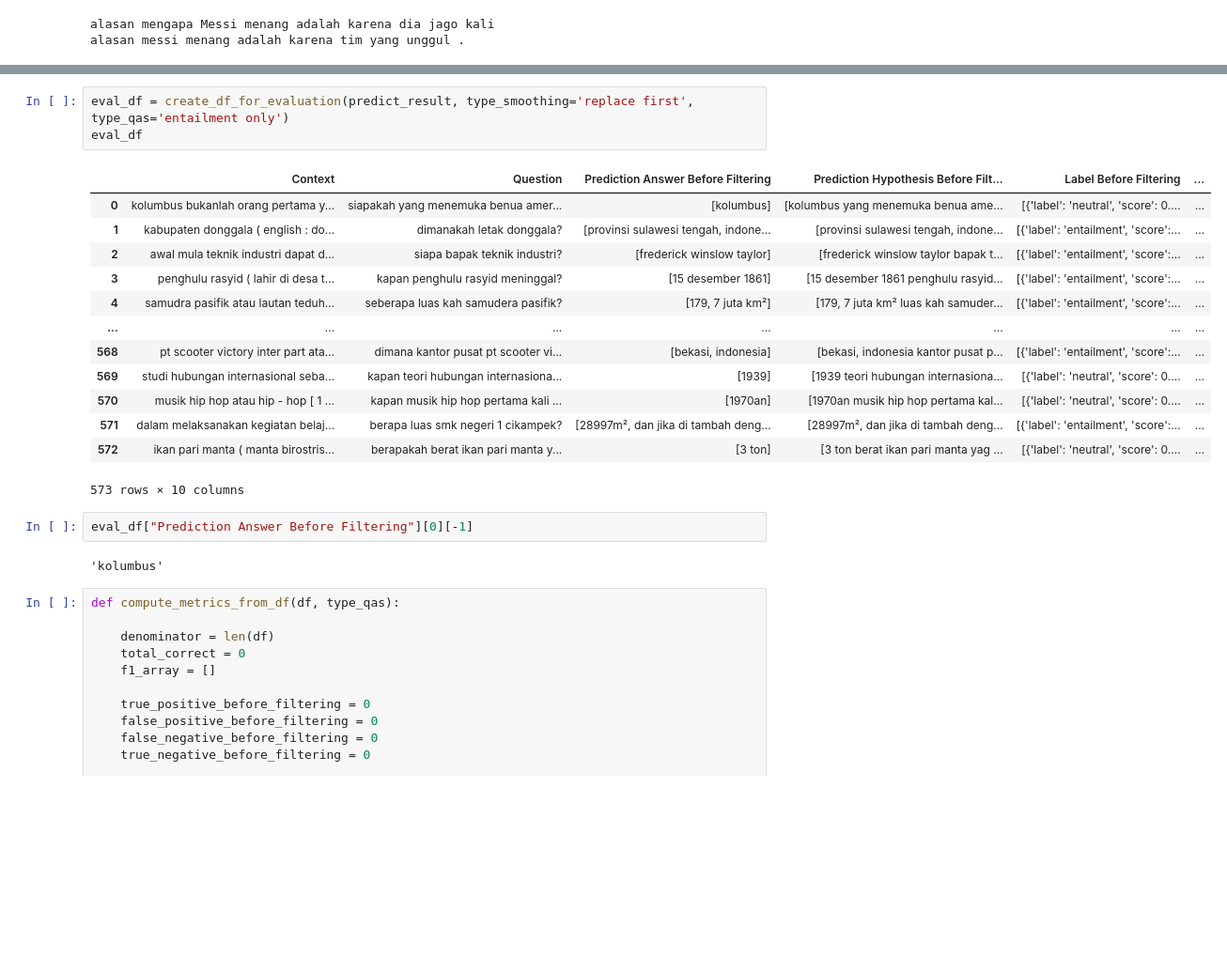
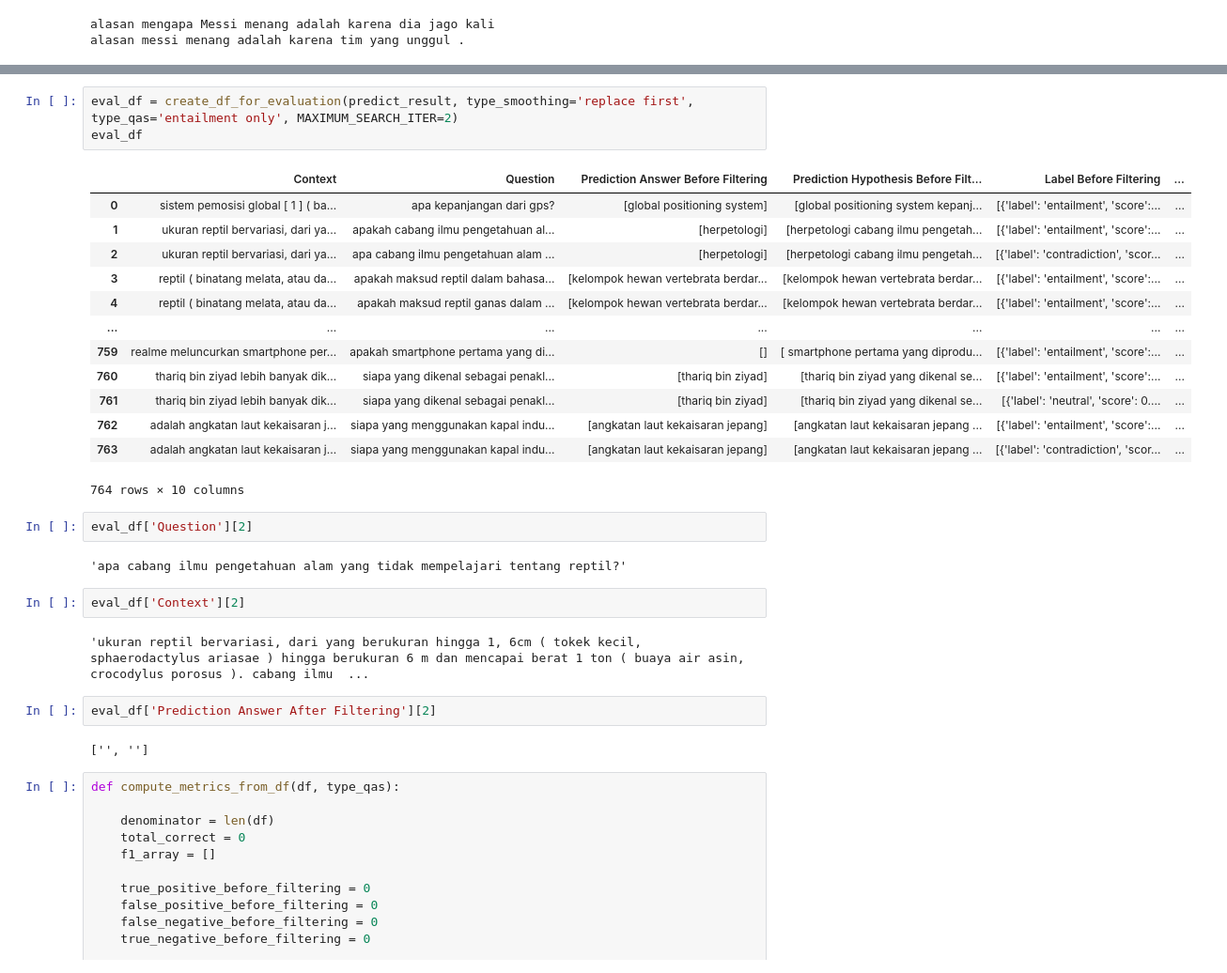
Before and after one commit to muhammadravi251001/qas-with-indonli, a Jupyter notebook: utilities/Alur 2 - newest.ipynb, the cells around one changed output, grey strips where cells are left out. Shown at 94% size. Drawn from its saved outputs; the diff is of its cells as text; blank space fills up the shorter version.

```diff
--- a/utilities/Alur 2 - newest.ipynb
+++ b/utilities/Alur 2 - newest.ipynb
@@ -1096,26 +1074,34 @@ def create_df_for_evaluation(predict_result, type_smoothing, type_qas, MAXIMUM_S
     # Return DataFrame QAS
     return qas_df
 # %%
-eval_df = create_df_for_evaluation(predict_result, type_smoothing='replace first', type_qas='entailment only')
+eval_df = create_df_for_evaluation(predict_result, type_smoothing='replace first', type_qas='entailment only', MAXIMUM_SEARCH_ITER=2)
 eval_df
 # %% [output]
 |  | Context | Question | Prediction Answer Before Filtering | Prediction Hypothesis Before Filt... | Label Before Filtering | ... |
-| 0 | kolumbus bukanlah orang pertama y... | siapakah yang menemuka benua amer... | [kolumbus] | [kolumbus yang menemuka benua ame... | [{'label': 'neutral', 'score': 0.... | ... |
-| 1 | kabupaten donggala ( english : do... | dimanakah letak donggala? | [provinsi sulawesi tengah, indone... | [provinsi sulawesi tengah, indone... | [{'label': 'entailment', 'score':... | ... |
-| 2 | awal mula teknik industri dapat d... | siapa bapak teknik industri? | [frederick winslow taylor] | [frederick winslow taylor bapak t... | [{'label': 'entailment', 'score':... | ... |
-| 3 | penghulu rasyid ( lahir di desa t... | kapan penghulu rasyid meninggal? | [15 desember 1861] | [15 desember 1861 penghulu rasyid... | [{'label': 'entailment', 'score':... | ... |
-| 4 | samudra pasifik atau lautan teduh... | seberapa luas kah samudera pasifik? | [179, 7 juta km²] | [179, 7 juta km² luas kah samuder... | [{'label': 'entailment', 'score':... | ... |
+| 0 | sistem pemosisi global [ 1 ] ( ba... | apa kepanjangan dari gps? | [global positioning system] | [global positioning system kepanj... | [{'label': 'entailment', 'score':... | ... |
+| 1 | ukuran reptil bervariasi, dari ya... | apakah cabang ilmu pengetahuan al... | [herpetologi] | [herpetologi cabang ilmu pengetah... | [{'label': 'entailment', 'score':... | ... |
+| 2 | ukuran reptil bervariasi, dari ya... | apa cabang ilmu pengetahuan alam ... | [herpetologi] | [herpetologi cabang ilmu pengetah... | [{'label': 'contradiction', 'scor... | ... |
+| 3 | reptil ( binatang melata, atau da... | apakah maksud reptil dalam bahasa... | [kelompok hewan vertebrata berdar... | [kelompok hewan vertebrata berdar... | [{'label': 'entailment', 'score':... | ... |
+| 4 | reptil ( binatang melata, atau da... | apakah maksud reptil ganas dalam ... | [kelompok hewan vertebrata berdar... | [kelompok hewan vertebrata berdar... | [{'label': 'entailment', 'score':... | ... |
 | ... | ... | ... | ... | ... | ... | ... |
-| 568 | pt scooter victory inter part ata... | dimana kantor pusat pt scooter vi... | [bekasi, indonesia] | [bekasi, indonesia kantor pusat p... | [{'label': 'entailment', 'score':... | ... |
-| 569 | studi hubungan internasional seba... | kapan teori hubungan internasiona... | [1939] | [1939 teori hubungan internasiona... | [{'label': 'neutral', 'score': 0.... | ... |
-| 570 | musik hip hop atau hip - hop [ 1 ... | kapan musik hip hop pertama kali ... | [1970an] | [1970an musik hip hop pertama kal... | [{'label': 'neutral', 'score': 0.... | ... |
-| 571 | dalam melaksanakan kegiatan belaj... | berapa luas smk negeri 1 cikampek? | [28997m², dan jika di tambah deng... | [28997m², dan jika di tambah deng... | [{'label': 'entailment', 'score':... | ... |
-| 572 | ikan pari manta ( manta birostris... | berapakah berat ikan pari manta y... | [3 ton] | [3 ton berat ikan pari manta yag ... | [{'label': 'neutral', 'score': 0.... | ... |
+| 759 | realme meluncurkan smartphone per... | apakah smartphone pertama yang di... | [] | [ smartphone pertama yang diprodu... | [{'label': 'entailment', 'score':... | ... |
+| 760 | thariq bin ziyad lebih banyak dik... | siapa yang dikenal sebagai penakl... | [thariq bin ziyad] | [thariq bin ziyad yang dikenal se... | [{'label': 'entailment', 'score':... | ... |
+| 761 | thariq bin ziyad lebih banyak dik... | siapa yang dikenal sebagai penakl... | [thariq bin ziyad] | [thariq bin ziyad yang dikenal se... | [{'label': 'neutral', 'score': 0.... | ... |
+| 762 | adalah angkatan laut kekaisaran j... | siapa yang menggunakan kapal indu... | [angkatan laut kekaisaran jepang] | [angkatan laut kekaisaran jepang ... | [{'label': 'entailment', 'score':... | ... |
+| 763 | adalah angkatan laut kekaisaran j... | siapa yang menggunakan kapal indu... | [angkatan laut kekaisaran jepang] | [angkatan laut kekaisaran jepang ... | [{'label': 'contradiction', 'scor... | ... |
-573 rows × 10 columns
+764 rows × 10 columns
+# %%
+eval_df['Question'][2]
+# %% [output]
+'apa cabang ilmu pengetahuan alam yang tidak mempelajari tentang reptil?'
+# %%
+eval_df['Context'][2]
+# %% [output]
+'ukuran reptil bervariasi, dari yang berukuran hingga 1, 6cm ( tokek kecil, sphaerodactylus ariasae ) hingga berukuran 6 m dan mencapai berat 1 ton ( buaya air asin, crocodylus porosus ). cabang ilmu  ...
 # %%
-eval_df["Prediction Answer Before Filtering"][0][-1]
+eval_df['Prediction Answer After Filtering'][2]
 # %% [output]
-'kolumbus'
+['', '']
 # %%
 def compute_metrics_from_df(df, type_qas):
 
```
Also changed, not shown: parts of 19 cells of this notebook, 1 other file.
